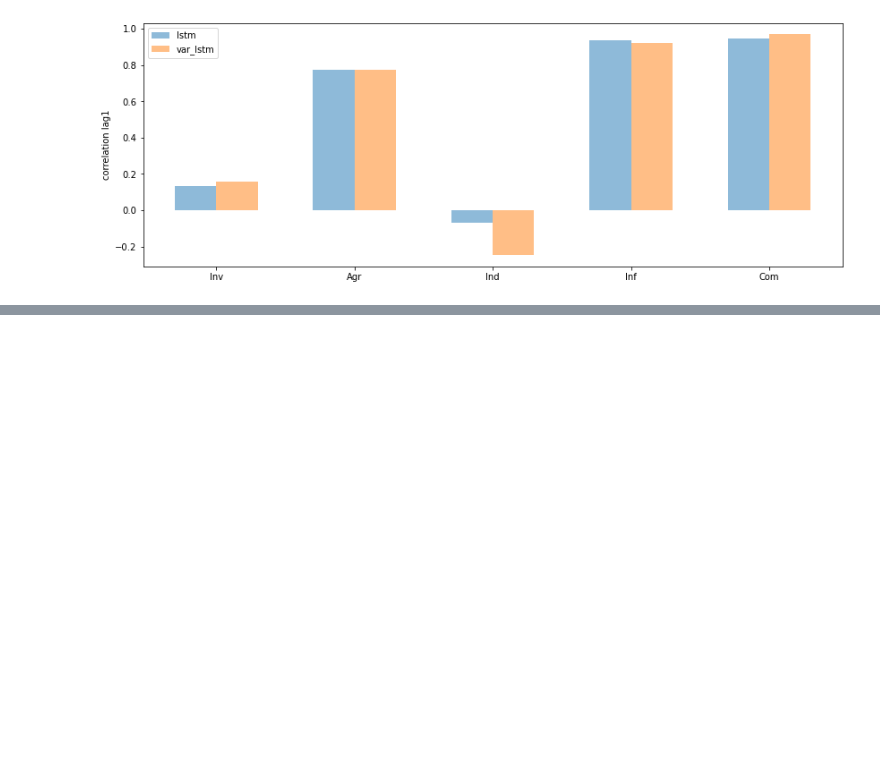
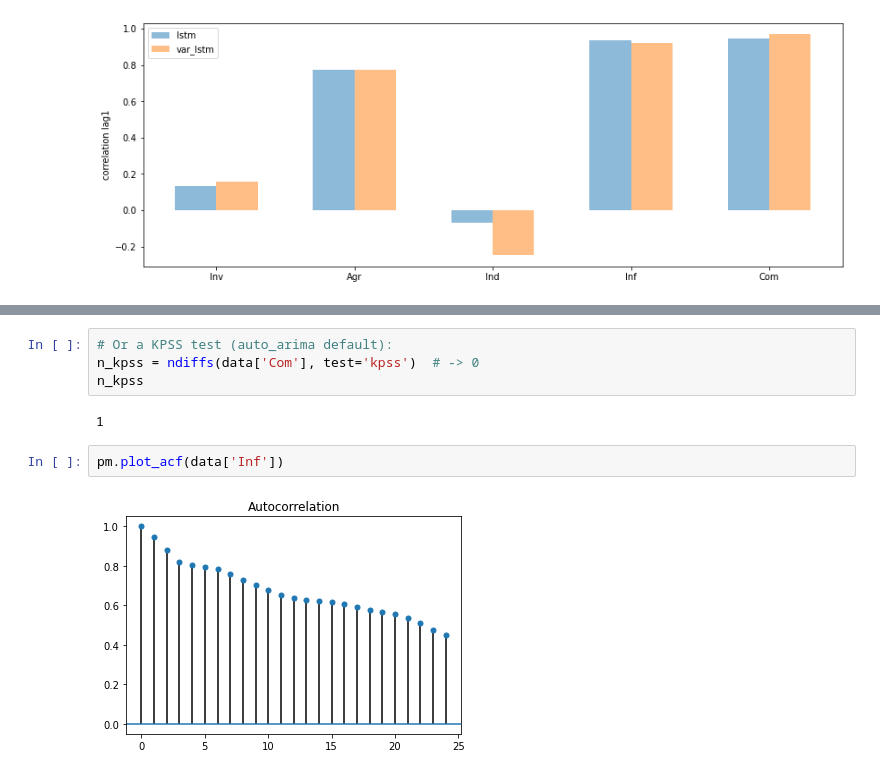
Before and after one commit to carlosvneves/doutorado, a Jupyter notebook: phD-thesis-project/LSTM_VAR_InvestDesemb.ipynb, the cells around one changed output, grey strips where cells are left out. Cells and saved outputs as stored; diff of their text form; blank space fills up the shorter version.

```diff
--- a/phD-thesis-project/LSTM_VAR_InvestDesemb.ipynb
+++ b/phD-thesis-project/LSTM_VAR_InvestDesemb.ipynb
@@ -738,0 +856,10 @@ np.set_printoptions(False)
+# %%
+# Or a KPSS test (auto_arima default):
+n_kpss = ndiffs(data['Com'], test='kpss')  # -> 0
+n_kpss
+# %% [output]
+1
+# %%
+pm.plot_acf(data['Inf'])
+# %% [output]
+[figure, added]
```
Also changed, not shown: parts of 12 cells of this notebook, 6 other files.
